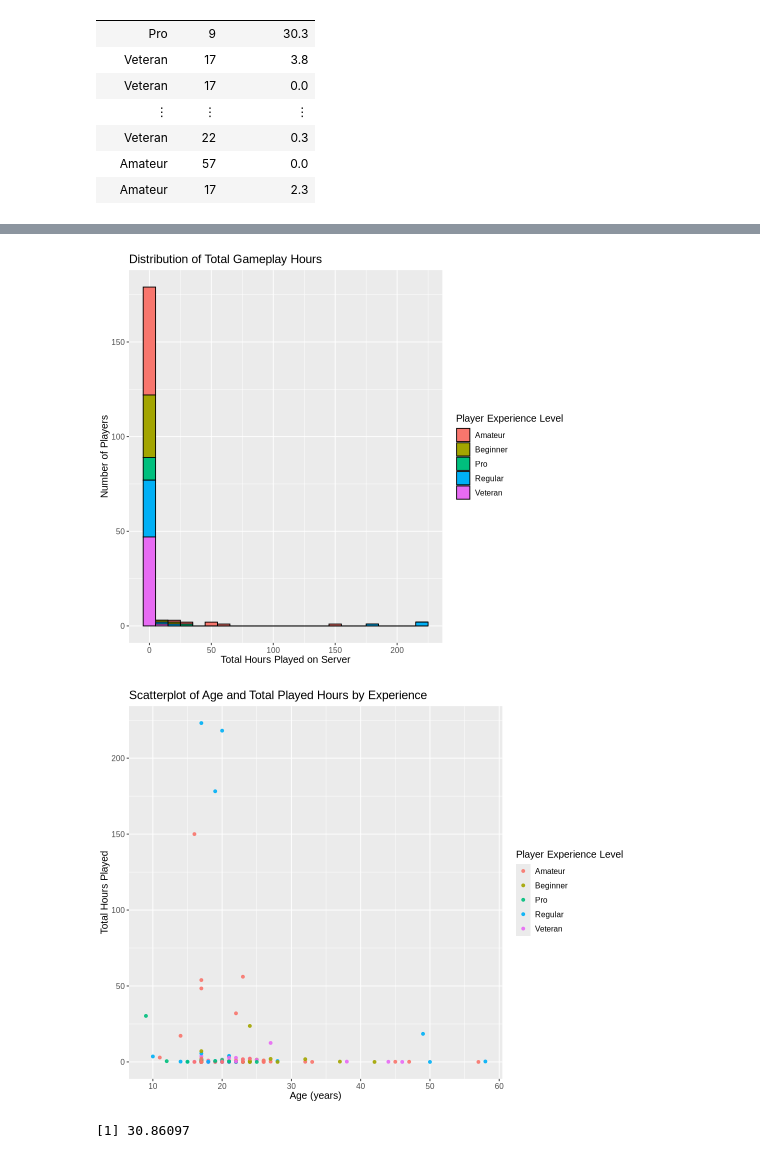
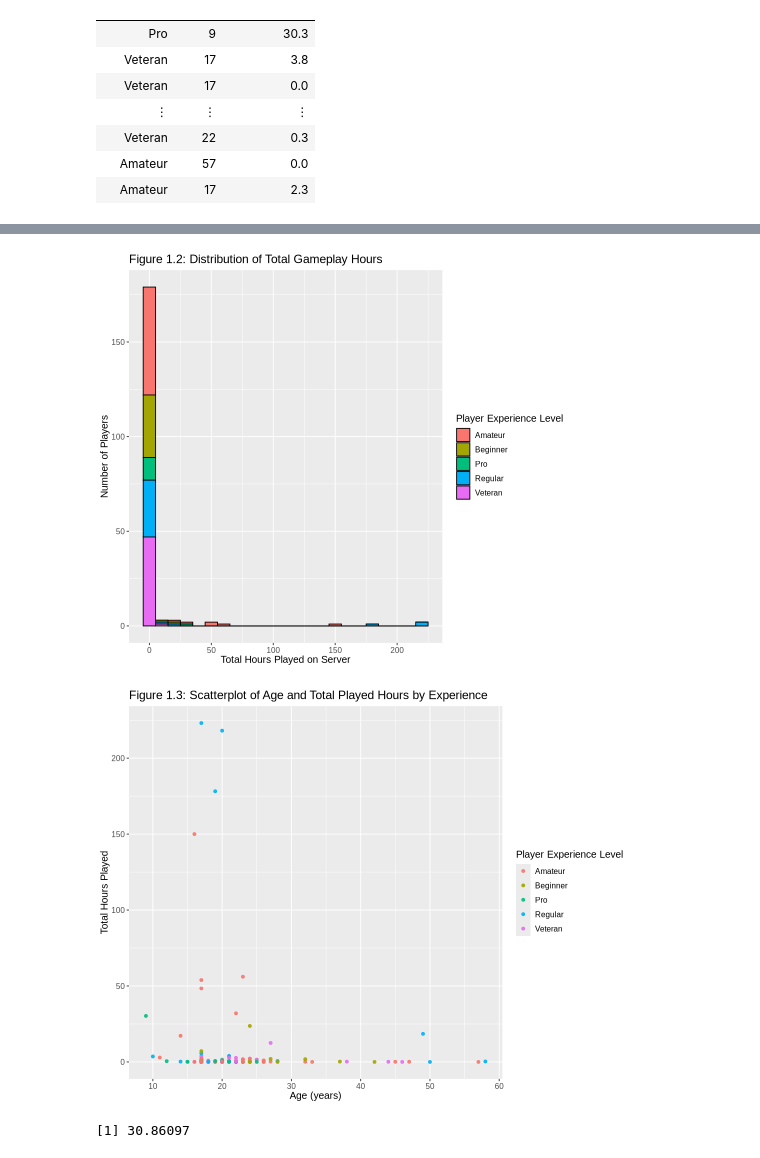
Before and after one commit to gnouvles/dsci100-004_group38, a Jupyter notebook: project_final_report.ipynb, the cells around one changed output, grey strips where cells are left out. Drawn from its saved outputs; the diff is of its cells as text; code cells hidden in the pictures.

```diff
--- a/project_final_report.ipynb
+++ b/project_final_report.ipynb
@@ -155,32 +154,32 @@ age_distribution
 # %%
 # Distribution of played hours per each player
 options(repr.plot.width = 8, repr.plot.height = 7)
 hours_distribution <- players_clean |>
   ggplot(aes(x = played_hours, fill = experience)) +
   geom_histogram(binwidth = 10, color = "black") +
   labs(
-      title = "Distribution of Total Gameplay Hours",
+      title = "Figure 1.2: Distribution of Total Gameplay Hours",
       x = "Total Hours Played on Server",
       y = "Number of Players",
       fill = "Player Experience Level") +
   theme(text = element_text(size = 12))
 hours_distribution
 # %% [output]
-[figure, old version]
+[figure, new version]
 # %%
 # Relationship between played hours and age
 options(repr.plot.width = 9, repr.plot.height = 7)
 players_plot <- players_clean |>
     ggplot(aes(x = Age, y = played_hours, color = experience)) +
     geom_point(alpha = 0.9) +
-    labs(title = "Scatterplot of Age and Total Played Hours by Experience",
+    labs(title = "Figure 1.3: Scatterplot of Age and Total Played Hours by Experience",
          x = "Age (years)",
          y = "Total Hours Played",
          color = "Player Experience Level") +
     theme(text = element_text(size = 12))
 players_plot
 # %% [output]
-[figure, old version]
+[figure, new version]
 # %%
 # Splitting the model for linear regression
 set.seed(38)
```
Also changed, not shown: parts of 7 cells of this notebook.
